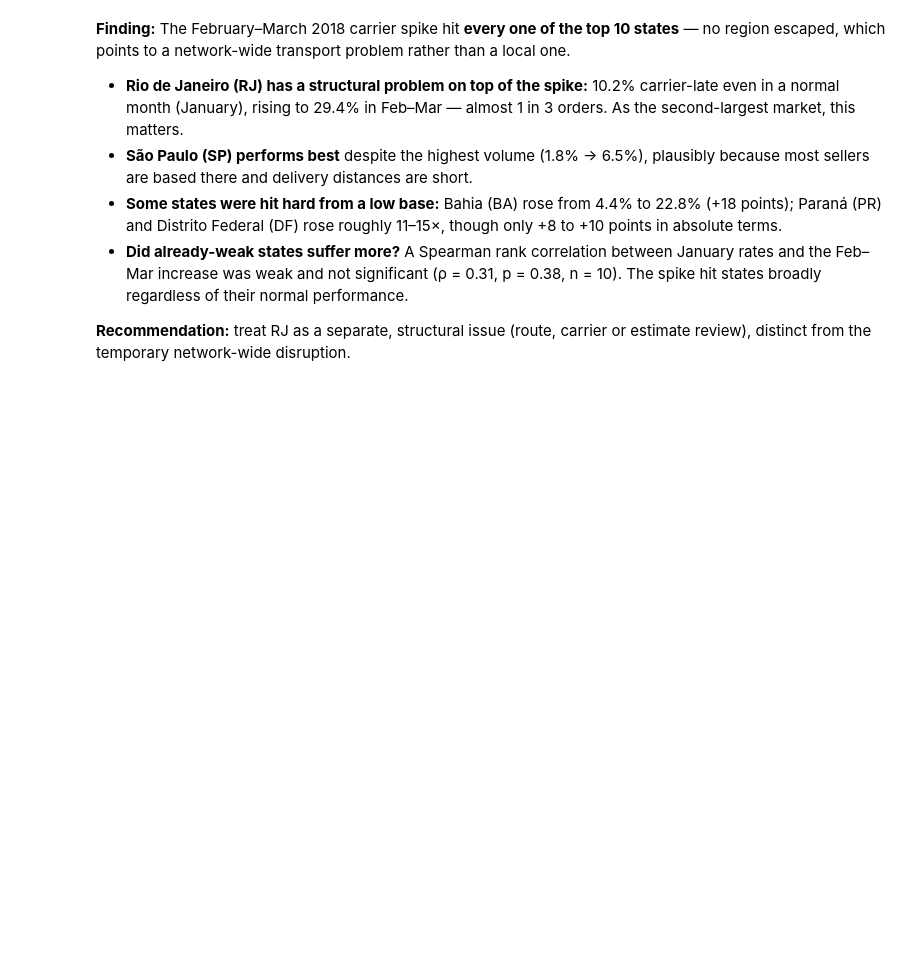
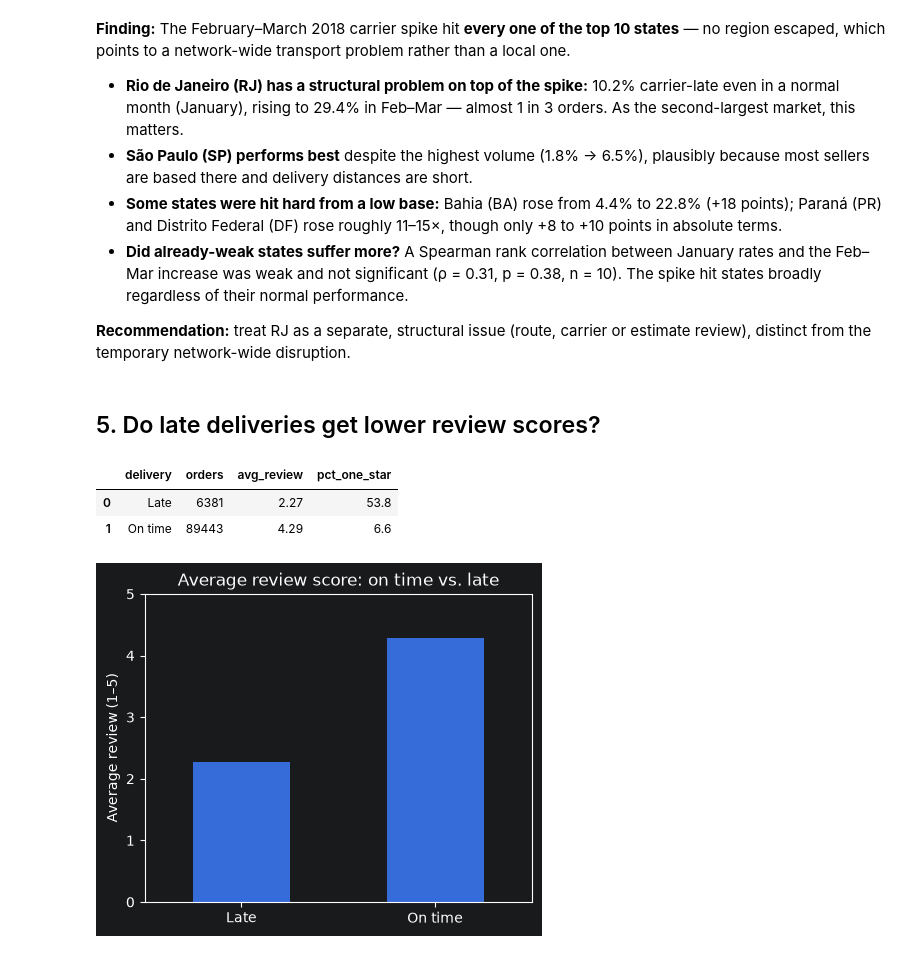
Before and after one commit to iqranishath/fulfillment-analytics-pipeline, a Jupyter notebook: analysis/findings.ipynb, the cells around one changed output. Cells and saved outputs as stored; diff of their text form; code cells hidden in the pictures; blank space fills up the shorter version.

```diff
--- a/analysis/findings.ipynb
+++ b/analysis/findings.ipynb
@@ -257,3 +257,30 @@ rather than a local one.
 
 **Recommendation:** treat RJ as a separate, structural issue (route, carrier or
 estimate review), distinct from the temporary network-wide disruption.
+# %% [markdown]
+## 5. Do late deliveries get lower review scores?
+# %%
+reviews = q("""
+SELECT
+    CASE WHEN is_late THEN 'Late' ELSE 'On time' END   AS delivery,
+    COUNT(*)                                            AS orders,
+    ROUND(AVG(review_score), 2)                         AS avg_review,
+    ROUND(100.0 * AVG((review_score = 1)::int), 1)      AS pct_one_star
+FROM analytics.fct_order_delivery
+WHERE review_score IS NOT NULL
+GROUP BY 1
+""")
+
+ax = reviews.plot(x="delivery", y="avg_review", kind="bar", legend=False, figsize=(5, 4), rot=0)
+ax.set_title("Average review score: on time vs. late")
+ax.set_ylabel("Average review (1–5)")
+ax.set_xlabel("")
+ax.set_ylim(0, 5)
+ax.figure.savefig(PROJECT_ROOT / "docs" / "reviews_late_vs_on_time.png", dpi=150, bbox_inches="tight")
+
+reviews
+# %% [output]
+|  | delivery | orders | avg_review | pct_one_star |
+| 0 | Late | 6381 | 2.27 | 53.8 |
+| 1 | On time | 89443 | 4.29 | 6.6 |
+[figure, added]
```
Also changed, not shown: parts of 13 cells of this notebook, 3 other files.
